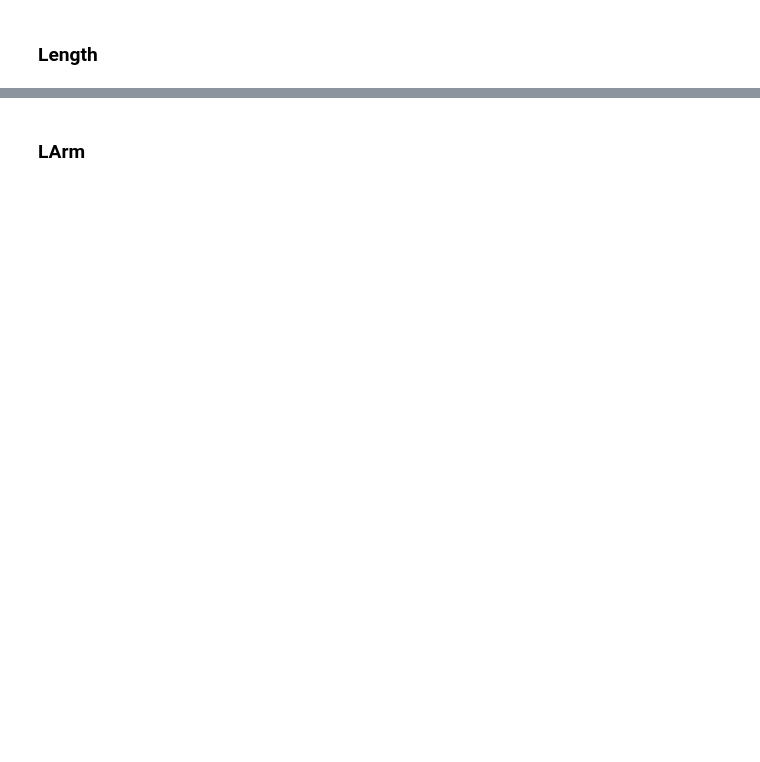
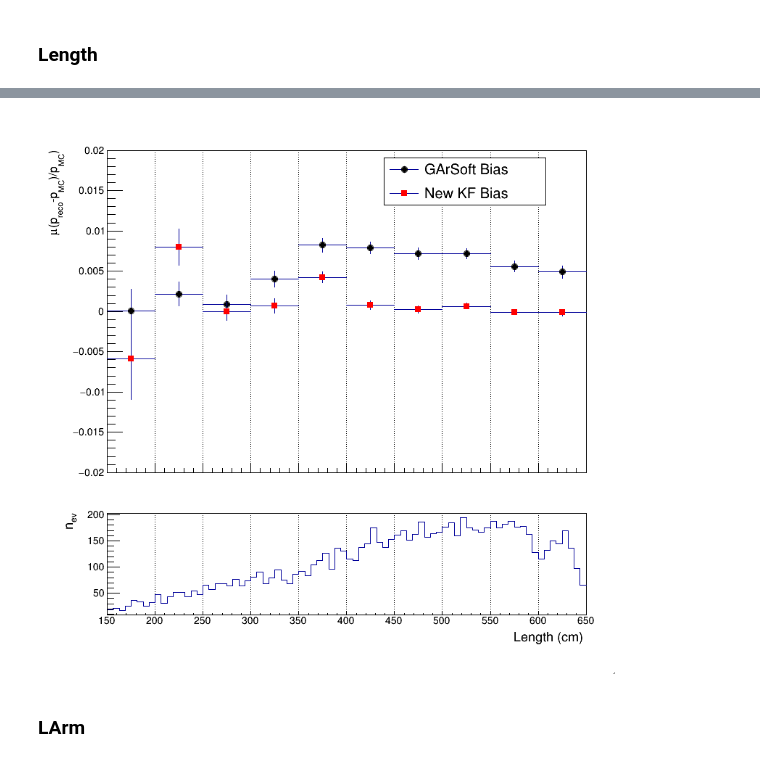
Before and after one commit to Trenchcoat95/ConvertMC, a Jupyter notebook: CheckResiduals.ipynb, the cells around one changed output, grey strips where cells are left out. Drawn from its saved outputs; the diff is of its cells as text; code cells hidden in the pictures; blank space fills up the shorter version.

```diff
--- a/CheckResiduals.ipynb
+++ b/CheckResiduals.ipynb
@@ -226,0 +399,53 @@ hlen.Draw()
+# %%
+ROOT.gStyle.SetOptStat(0)
+hqq = ROOT.TCanvas("hqq","hqq",800,800)
+pad1 = ROOT.TPad("pad1", "pad1", 0, 0.35, 1, 1.0)
+pad1.SetBottomMargin(0.015); # Upper and lower plot are joined
+pad1.SetRightMargin(0.05); # Upper and lower plot are joined
+pad1.SetLeftMargin(0.12); # Upper and lower plot are joined
+pad1.SetGridx();         # Vertical grid
+pad1.Draw();             # Draw the upper pad: pad1
+pad1.cd();               # pad1 becomes the current pad
+hpkGAr_mean.Draw()
+hpkGAr_mean.GetYaxis().SetRangeUser(biasrange[0],biasrange[1])
+hpkGAr_mean.GetYaxis().SetLabelSize(0.03)
+hpkGAr_mean.GetXaxis().SetLabelSize(0.0)
+axis = ROOT.TGaxis( -5, 20, -5, 220, 20,220,510,"")
+axis.SetLabelFont(43) # Absolute font size in pixel (precision 3)
+axis.SetLabelSize(15)
+axis.Draw()
+
+hpk_mean.Draw("same")
+legend = ROOT.TLegend(0.6,0.75,0.88,0.88)
+#legend.SetBorderSize(0)
+legend.AddEntry(hpkGAr_sigma,"GArSoft Bias","pl")
+legend.AddEntry(hpk_sigma,"New KF Bias","pl")
+legend.Draw()
+hqq.Draw()
+
+hqq.cd();          # Go back to the main canvas before defining pad2
+pad2 = ROOT.TPad("pad2", "pad2", 0, 0.05, 1, 0.3)
+pad2.SetTopMargin(0.05)
+pad2.SetBottomMargin(0.22)
+pad2.SetRightMargin(0.05); # Upper and lower plot are joined
+pad2.SetLeftMargin(0.12); # Upper and lower plot are joined
+pad2.SetGridx() # vertical grid
+pad2.Draw()
+pad2.cd();       # pad2 becomes the current pad
+
+hlen.GetYaxis().SetTitleSize(20)
+hlen.GetYaxis().SetTitleFont(43)
+hlen.GetYaxis().SetTitleOffset(1.55)
+hlen.GetYaxis().SetLabelFont(43) # Absolute font size in pixel (precision 3)
+hlen.GetYaxis().SetLabelSize(15)
+hlen.GetYaxis().SetNdivisions(505)
+
+hlen.GetXaxis().SetTitleSize(20)
+hlen.GetXaxis().SetTitleFont(43)
+hlen.GetXaxis().SetTitleOffset(1)
+hlen.GetXaxis().SetLabelFont(43) # Absolute font size in pixel (precision 3)
+hlen.GetXaxis().SetLabelSize(15)
+hlen.Draw()
+
+hqq.SaveAs(folder+Recotype+"/Plots/"+sample+ParamType+"BiaspVsLength.png")
+# %% [output]
@@ -227,3 +454,4 @@ hlen.Draw()
+[figure, added]
 # %% [markdown]
 ### LArm
 # %%
```
Also changed, not shown: parts of 29 cells of this notebook, 1 other file.
